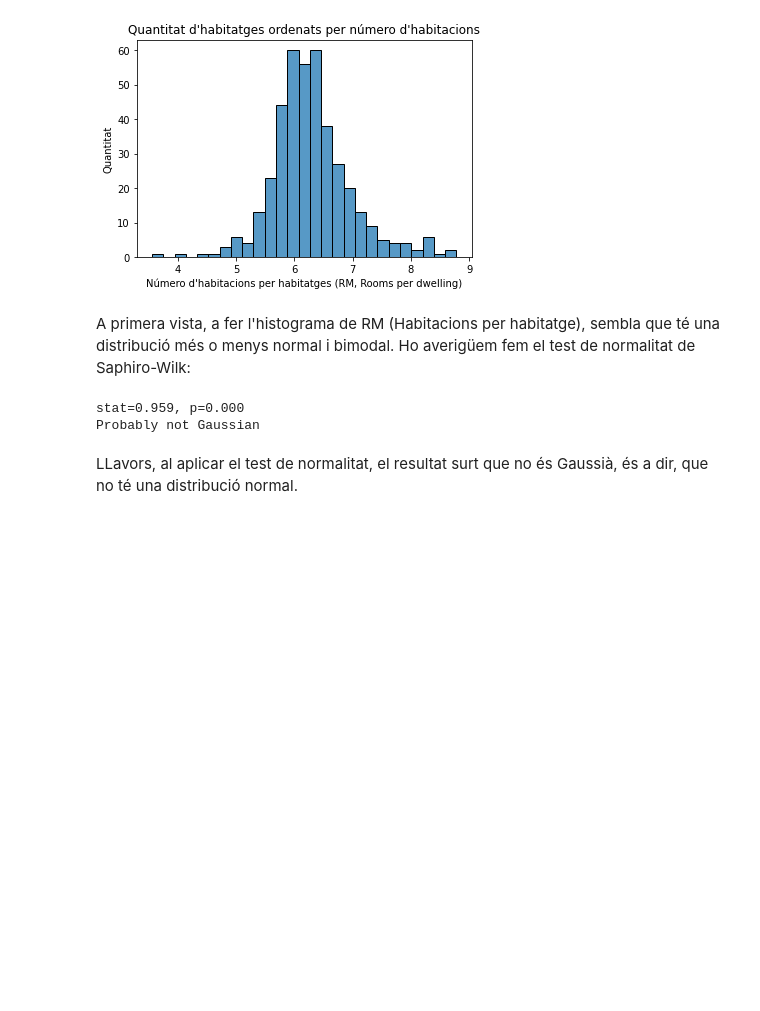
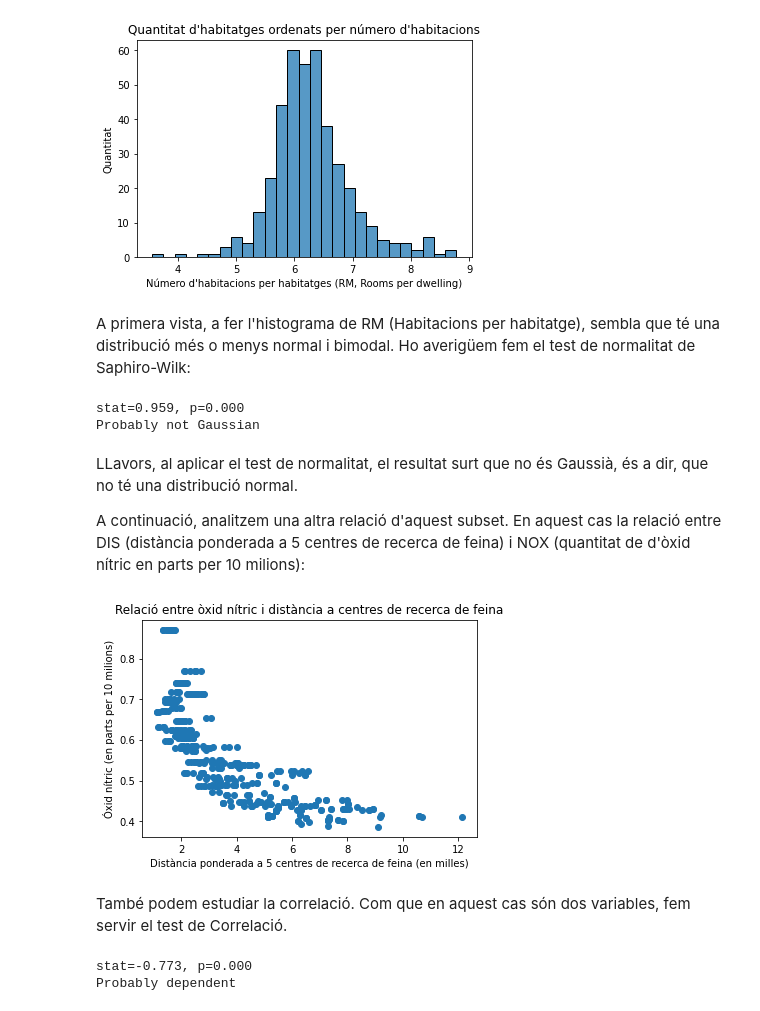
Before and after one commit to davifebdn/SkLearn_Train_Test, a Jupyter notebook: Tasca_M5_T02.ipynb, the cells around one changed output. Cells and saved outputs as stored; diff of their text form; code cells hidden in the pictures; blank space fills up the shorter version.

```diff
--- a/Tasca_M5_T02.ipynb
+++ b/Tasca_M5_T02.ipynb
@@ -163,3 +162,27 @@ stat=0.959, p=0.000
 Probably not Gaussian
 # %% [markdown]
 LLavors, al aplicar el test de normalitat, el resultat surt que no és Gaussià, és a dir, que no té una distribució normal.
+
+A continuació, analitzem una altra relació d'aquest subset. En aquest cas la relació entre DIS (distància ponderada a 5 centres de recerca de feina) i NOX (quantitat de  d'òxid nítric en parts per 10 milions):
+# %%
+plt.scatter(x=X_train["DIS"], y=X_train["NOX"])
+plt.title("Relació entre òxid nítric i distància a centres de recerca de feina")
+plt.ylabel('Óxid nítric (en parts per 10 milions)')
+plt.xlabel("Distància ponderada a 5 centres de recerca de feina (en milles)")
+plt.show()
+# %% [output]
+[figure, added]
+# %% [markdown]
+També podem estudiar la correlació. Com que en aquest cas són dos variables, fem servir el test de Correlació.
+# %%
+#Pearson's Correlation test
+from scipy.stats import pearsonr
+stat, p = pearsonr(X_train["DIS"], X_train["NOX"])
+print('stat=%.3f, p=%.3f' % (stat, p))
+if p > 0.05:
+	print('Probably independent')
+else:
+	print('Probably dependent')
+# %% [output]
+stat=-0.773, p=0.000
+Probably dependent
```
Also changed, not shown: parts of 9 cells of this notebook.
